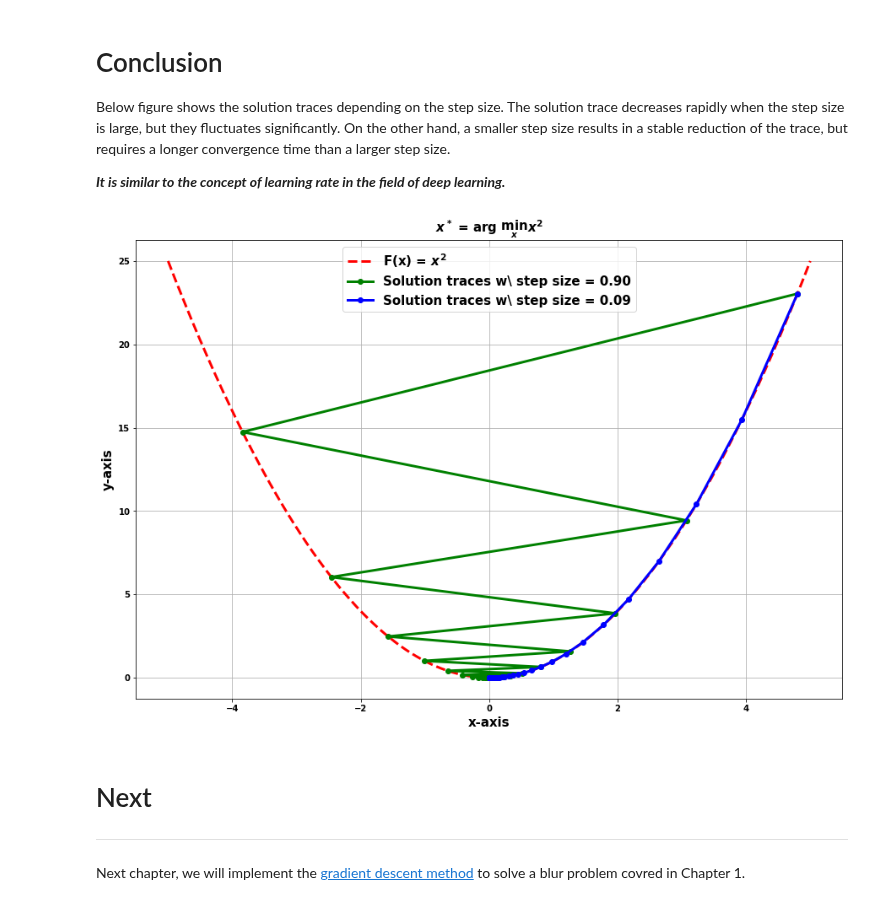
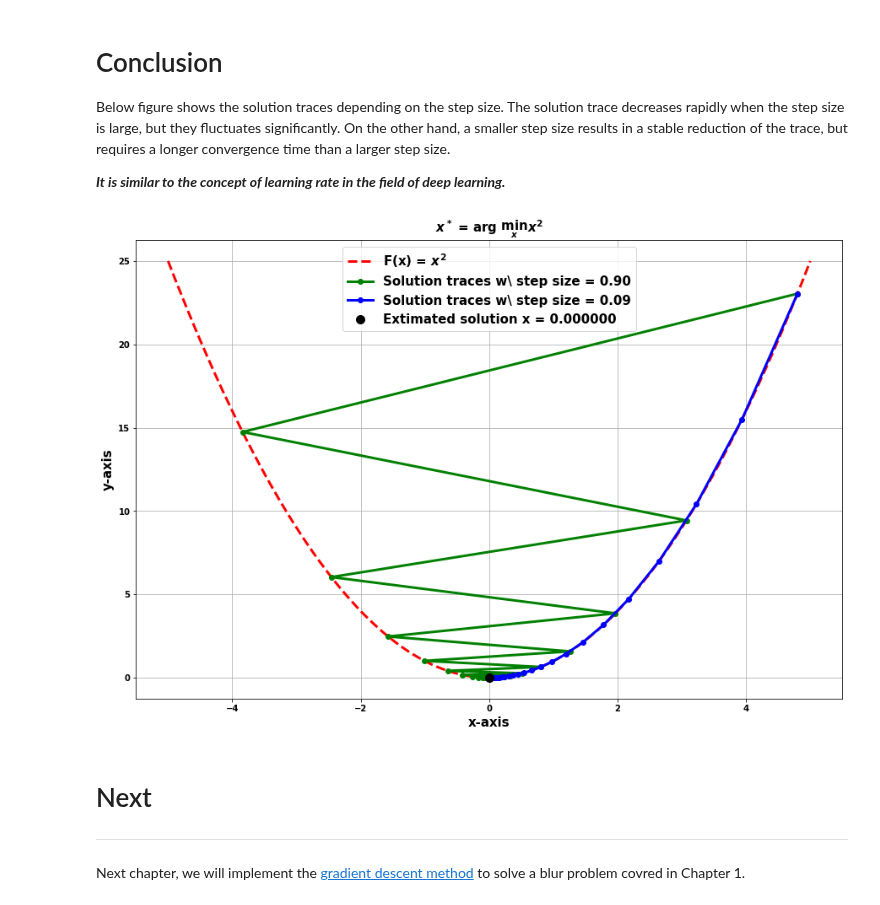
Before and after one commit to hanyoseob/lecture_optimization, a Jupyter notebook: chapter02_Optimization_problem.ipynb, the cells around one changed output. Saved outputs shown, nothing was run; the diff lists cells and outputs as text; code cells hidden in the pictures.

```diff
--- a/chapter02_Optimization_problem.ipynb
+++ b/chapter02_Optimization_problem.ipynb
@@ -215,19 +217,20 @@ ___It is similar to the concept of learning rate in the field of deep learning._
 # %%
 # Plot the solution traces depending on various step size
 fig, axs = plt.subplots(ncols=1, nrows=1, figsize=(15, 10))
 
 axs.plot(x_set, y_set, 'r--', label='F(x) = $x^2$', linewidth=3)
 axs.plot(x_iter_large, y_iter_large, 'go-', label='Solution traces w\ step size = %.2f' % step_size_large, linewidth=3)
 axs.plot(x_iter_small, y_iter_small, 'bo-', label='Solution traces w\ step size = %.2f' % step_size_small, linewidth=3)
+axs.plot(x_iter_small[-1], y_iter_small[-1], 'ko', label='Extimated solution x = %.6f' % x_iter[-1], markersize=10)
 axs.legend(fontsize=15)
 axs.grid(True)
 axs.set_xlabel('x-axis', fontsize=15, fontweight='bold')
 axs.set_ylabel('y-axis', fontsize=15, fontweight='bold')
 axs.set_title('$x^*$ = arg $\min_x x^2$', fontsize=15, fontweight='bold')
 
 plt.show()
 # %% [output]
-[figure, old version]
+[figure, new version]
 # %% [markdown]
 # Next
 ---
```
Also changed, not shown: parts of 1 cell of this notebook.
